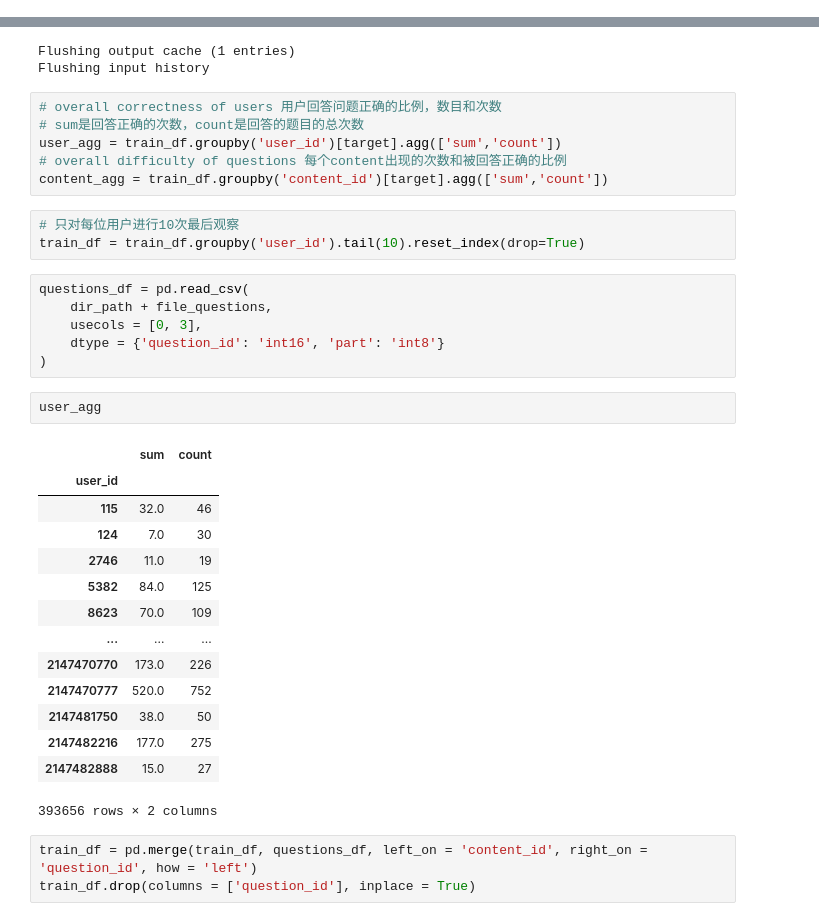
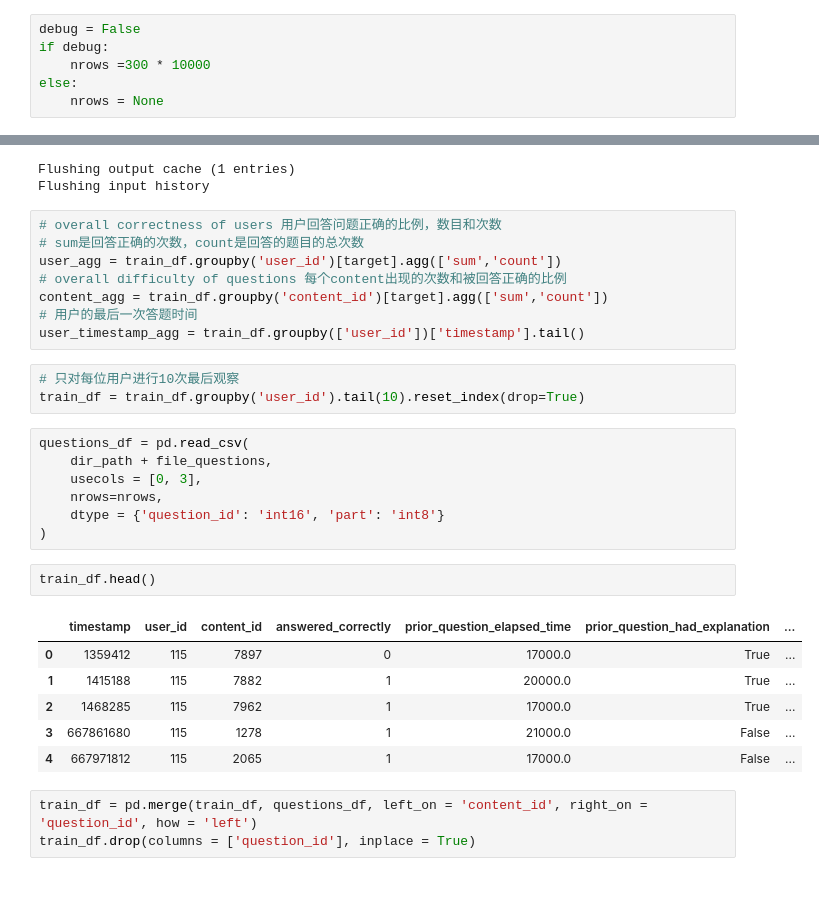
Before and after one commit to Coding-Zuo/DataGame, a Jupyter notebook: kaggle/riiid-test-answer-prediction/team/1217_catgb_lgb.ipynb, the cells around one changed output, grey strips where cells are left out. Cells and saved outputs as stored; diff of their text form; blank space fills up the shorter version.

```diff
--- a/kaggle/riiid-test-answer-prediction/team/1217_catgb_lgb.ipynb
+++ b/kaggle/riiid-test-answer-prediction/team/1217_catgb_lgb.ipynb
@@ -29 +27,7 @@ debug = True
+# %%
+debug = False
+if debug:
+    nrows =300 * 10000
+else:
+    nrows = None
 # %%
@@ -77,6 +81,8 @@ Flushing input history
 user_agg = train_df.groupby('user_id')[target].agg(['sum','count'])
 # overall difficulty of questions 每个content出现的次数和被回答正确的比例
 content_agg = train_df.groupby('content_id')[target].agg(['sum','count'])
+# 用户的最后一次答题时间
+user_timestamp_agg = train_df.groupby(['user_id'])['timestamp'].tail()
 # %%
 # 只对每位用户进行10次最后观察
 train_df = train_df.groupby('user_id').tail(10).reset_index(drop=True)
@@ -84,25 +90,18 @@ train_df = train_df.groupby('user_id').tail(10).reset_index(drop=True)
 questions_df = pd.read_csv(
     dir_path + file_questions,
     usecols = [0, 3],
+    nrows=nrows,
     dtype = {'question_id': 'int16', 'part': 'int8'}
 )
-# %%
-user_agg
-# %% [output]
-|  | sum | count |
-| user_id |  |  |
-| 115 | 32.0 | 46 |
-| 124 | 7.0 | 30 |
-| 2746 | 11.0 | 19 |
-| 5382 | 84.0 | 125 |
-| 8623 | 70.0 | 109 |
-| ... | ... | ... |
-| 2147470770 | 173.0 | 226 |
-| 2147470777 | 520.0 | 752 |
-| 2147481750 | 38.0 | 50 |
-| 2147482216 | 177.0 | 275 |
-| 2147482888 | 15.0 | 27 |
-393656 rows × 2 columns
+# %%
+train_df.head()
+# %% [output]
+|  | timestamp | user_id | content_id | answered_correctly | prior_question_elapsed_time | prior_question_had_explanation | ... |
+| 0 | 1359412 | 115 | 7897 | 0 | 17000.0 | True | ... |
+| 1 | 1415188 | 115 | 7882 | 1 | 20000.0 | True | ... |
+| 2 | 1468285 | 115 | 7962 | 1 | 17000.0 | True | ... |
+| 3 | 667861680 | 115 | 1278 | 1 | 21000.0 | False | ... |
+| 4 | 667971812 | 115 | 2065 | 1 | 17000.0 | False | ... |
 # %%
 train_df = pd.merge(train_df, questions_df, left_on = 'content_id', right_on = 'question_id', how = 'left')
 train_df.drop(columns = ['question_id'], inplace = True)
```
Also changed, not shown: parts of 11 cells of this notebook, 7 other files.
